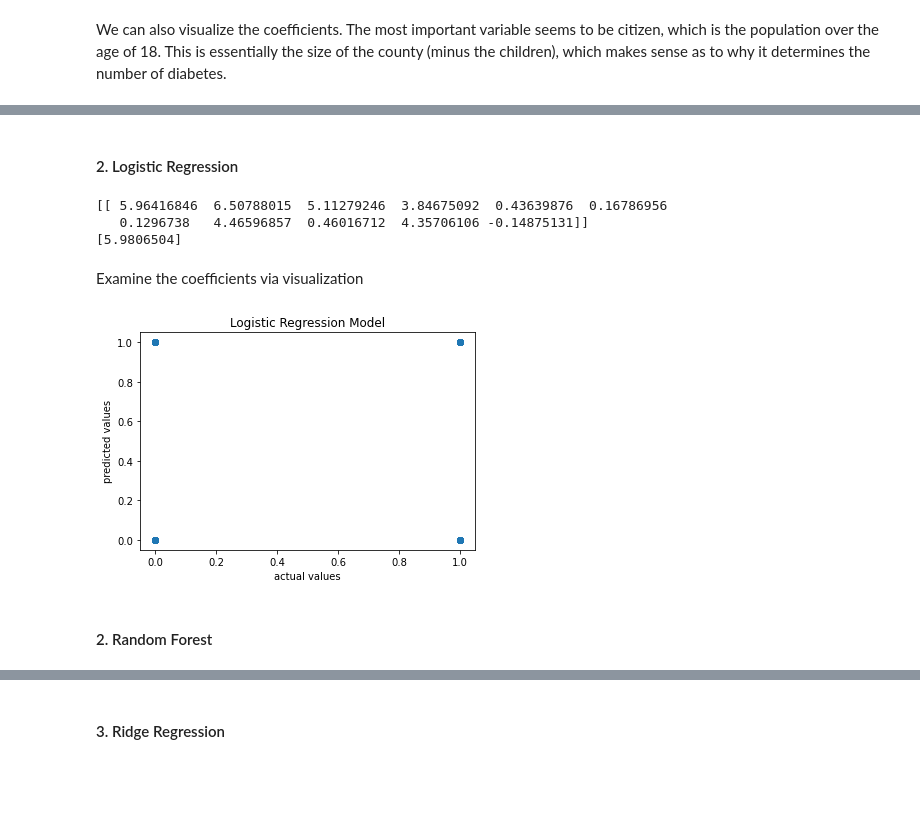
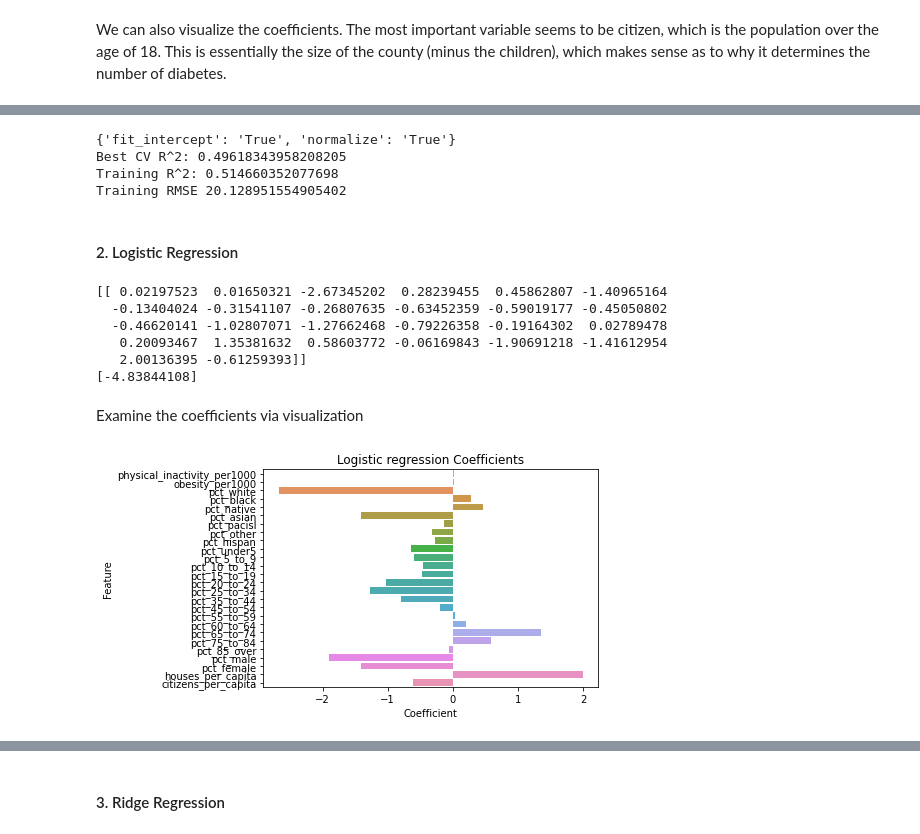
Before and after one commit to yaelnidam/CSS_Project2_Team1_Fall2020, a Jupyter notebook: project2.ipynb, the cells around one changed output, grey strips where cells are left out. Cells and saved outputs as stored; diff of their text form; code cells hidden in the pictures; blank space fills up the shorter version.

```diff
--- a/project2.ipynb
+++ b/project2.ipynb
@@ -725,3 +648,21 @@ plt.show()
+# %%
+param_grid = {'fit_intercept': ['True', 'False'],
+              'normalize': ['True', 'False']}
+lin_grid_reg = GridSearchCV(lin_reg, param_grid, cv=3, iid=False)
+lin_grid_reg.fit(X_train, y_train)
+
+best_index = np.argmax(lin_grid_reg.cv_results_["mean_test_score"])
+best_lin_pred = lin_grid_reg.best_estimator_.predict(X_train)
+
+print(lin_grid_reg.cv_results_["params"][best_index])
+print('Best CV R^2:', max(lin_grid_reg.cv_results_["mean_test_score"]))
+print('Training R^2:', lin_grid_reg.score(X_train, y_train))
+print('Training RMSE', rmse(best_lin_pred, y_train))
+# %% [output]
+{'fit_intercept': 'True', 'normalize': 'True'}
+Best CV R^2: 0.49618343958208205
+Training R^2: 0.514660352077698
+Training RMSE 20.128951554905402
 # %% [markdown]
 #### 2. Logistic Regression
 # %%
@@ -729,35 +670,26 @@ plt.show()
 log_reg = LogisticRegression()
 
 # fit the model
-log_model = log_reg.fit(X_scaled, y_train1)
+log_model = log_reg.fit(X_train1, y_train1)
 
 print(log_model.coef_)
 print(log_model.intercept_)
 # %% [output]
-[[ 5.96416846  6.50788015  5.11279246  3.84675092  0.43639876  0.16786956
-   0.1296738   4.46596857  0.46016712  4.35706106 -0.14875131]]
-[5.9806504]
+[[ 0.02197523  0.01650321 -2.67345202  0.28239455  0.45862807 -1.40965164
+  -0.13404024 -0.31541107 -0.26807635 -0.63452359 -0.59019177 -0.45050802
+  -0.46620141 -1.02807071 -1.27662468 -0.79226358 -0.19164302  0.02789478
+   0.20093467  1.35381632  0.58603772 -0.06169843 -1.90691218 -1.41612954
+   2.00136395 -0.61259393]]
+[-4.83844108]
 # %% [markdown]
 Examine the coefficients via visualization
 # %%
 # Create a dataframe with the coefficient and feature names
-log_reg_data = pd.DataFrame([log_model.coef_, X.columns]).T
+log_reg_data = pd.DataFrame([log_model.coef_[0], X.columns]).T
 log_reg_data.columns= ['Coefficient', 'Feature']
 # Plot
-#ax = sns.barplot(x="Coefficient", y="Feature", data=log_reg_data)
-#ax.set_title("Logistic regression Coefficients")
-#plt.show()
+ax = sns.barplot(x="Coefficient", y="Feature", data=log_reg_data)
+ax.set_title("Logistic regression Coefficients")
+plt.show()
+# %% [output]
+[figure, added]
-# %%
-# use the model to make predictions
-log_pred = log_model.predict(X_validate)
-
-# plot the predictions
-plt.scatter(y_validate1, log_pred)
-plt.title('Logistic Regression Model')
-plt.xlabel('actual values')
-plt.ylabel('predicted values')
-plt.show()
-# %% [output]
-[figure, removed]
-# %% [markdown]
-#### 2. Random Forest
```
Also changed, not shown: parts of 44 cells of this notebook.
